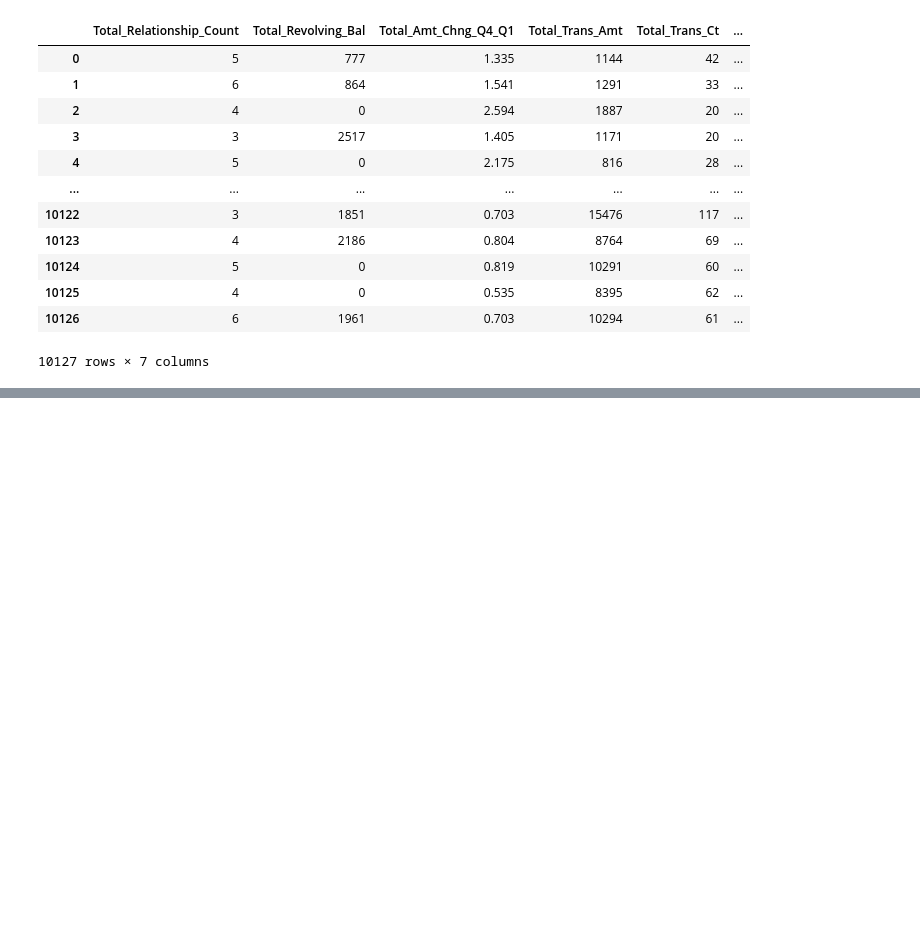
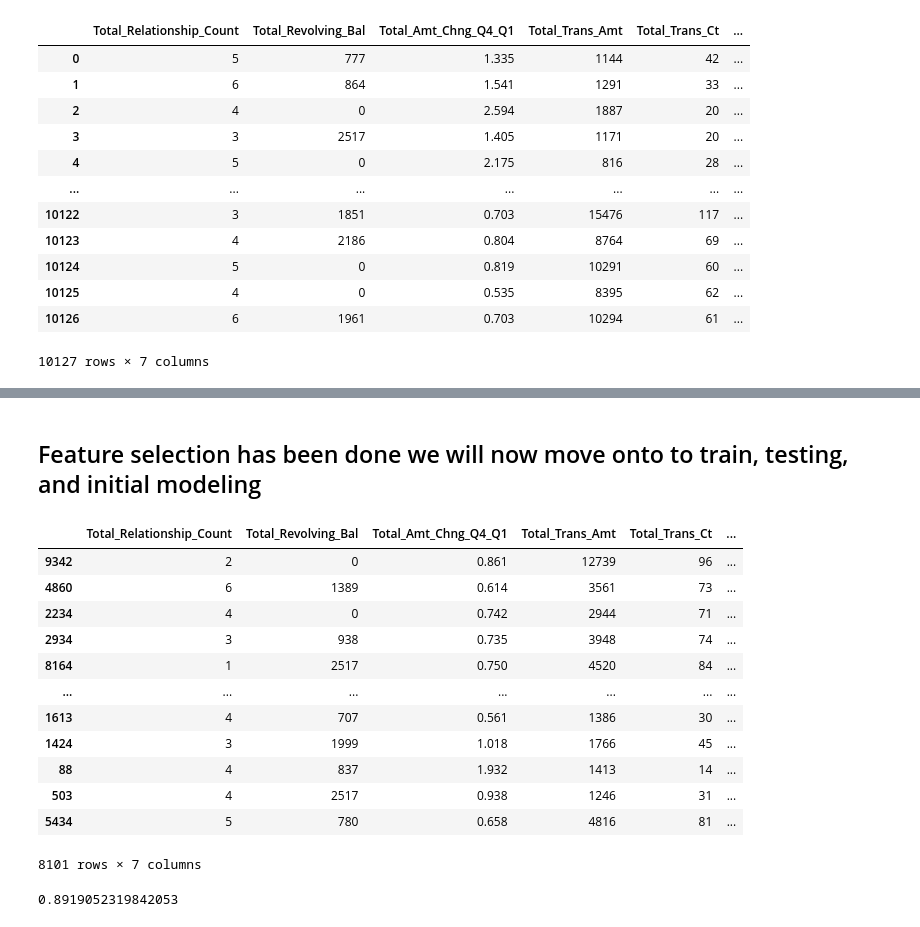
Before and after one commit to tcarr032/Credit-card-churn-dataset, a Jupyter notebook: churner notebook.ipynb, the cells around one changed output, grey strips where cells are left out. Cells and saved outputs as stored; diff of their text form; code cells hidden in the pictures; blank space fills up the shorter version.

Commit message:
89% accuracy with scaling and log reg

```diff
--- a/churner notebook.ipynb
+++ b/churner notebook.ipynb
@@ -194,0 +189,36 @@ Name: target, Length: 10127, dtype: int8
+# %% [markdown]
+## Feature selection has been done we will now move onto to train, testing, and initial modeling ##
+# %%
+from sklearn.model_selection import train_test_split
+
+X_train, X_test, y_train, y_test = train_test_split(X, y, test_size=0.2)
+X_train
+# %% [output]
+|  | Total_Relationship_Count | Total_Revolving_Bal | Total_Amt_Chng_Q4_Q1 | Total_Trans_Amt | Total_Trans_Ct | ... |
+| 9342 | 2 | 0 | 0.861 | 12739 | 96 | ... |
+| 4860 | 6 | 1389 | 0.614 | 3561 | 73 | ... |
+| 2234 | 4 | 0 | 0.742 | 2944 | 71 | ... |
+| 2934 | 3 | 938 | 0.735 | 3948 | 74 | ... |
+| 8164 | 1 | 2517 | 0.750 | 4520 | 84 | ... |
+| ... | ... | ... | ... | ... | ... | ... |
+| 1613 | 4 | 707 | 0.561 | 1386 | 30 | ... |
+| 1424 | 3 | 1999 | 1.018 | 1766 | 45 | ... |
+| 88 | 4 | 837 | 1.932 | 1413 | 14 | ... |
+| 503 | 4 | 2517 | 0.938 | 1246 | 31 | ... |
+| 5434 | 5 | 780 | 0.658 | 4816 | 81 | ... |
+8101 rows × 7 columns
+# %%
+from sklearn.pipeline import make_pipeline
+from sklearn.preprocessing import StandardScaler
+from sklearn.linear_model import LogisticRegression
+from sklearn.metrics import accuracy_score
+import numpy as np
+
+
+np.random.seed(42)
+simple_pipeline = make_pipeline(StandardScaler(), LogisticRegression())
+simple_pipeline.fit(X_train, y_train)
+y_pred = simple_pipeline.predict(X_test)
+accuracy_score(y_test, y_pred)
+# %% [output]
+0.8919052319842053
```
Also changed, not shown: parts of 2 cells of this notebook.
